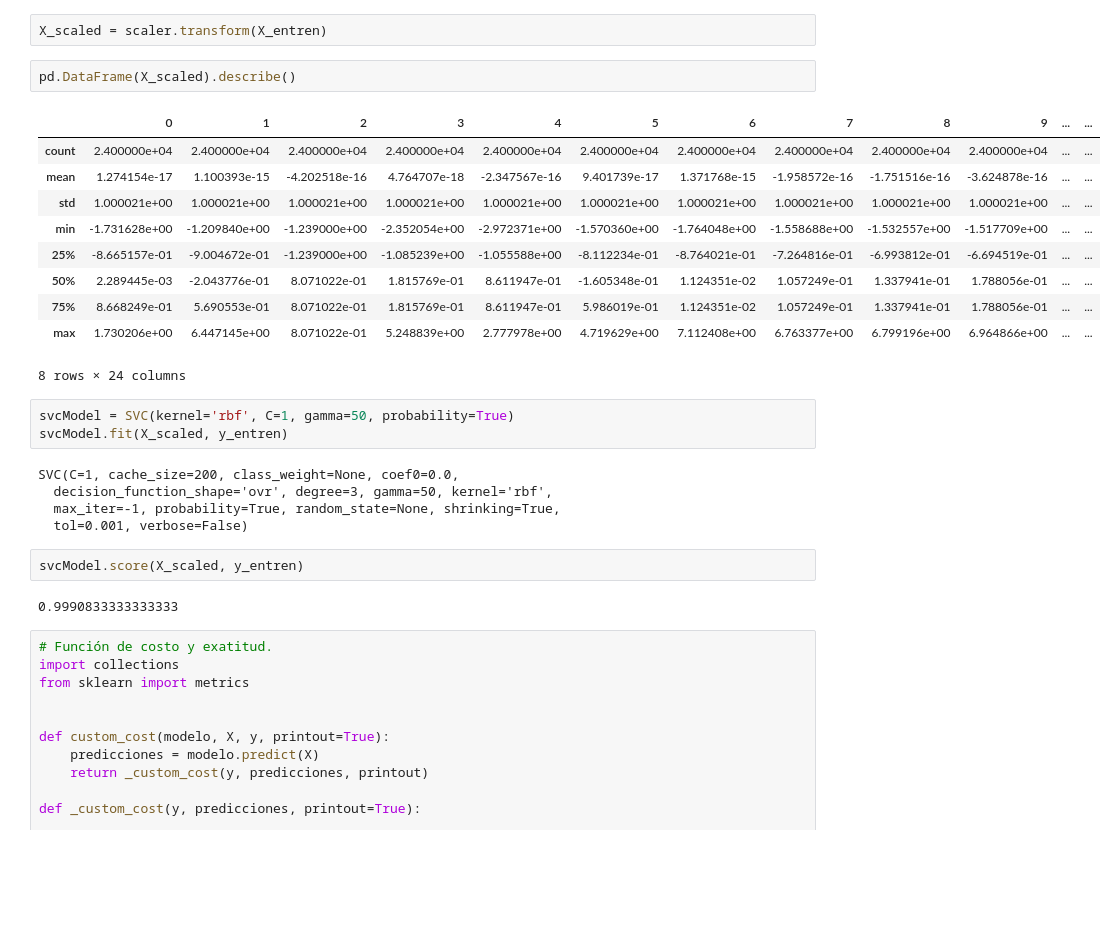
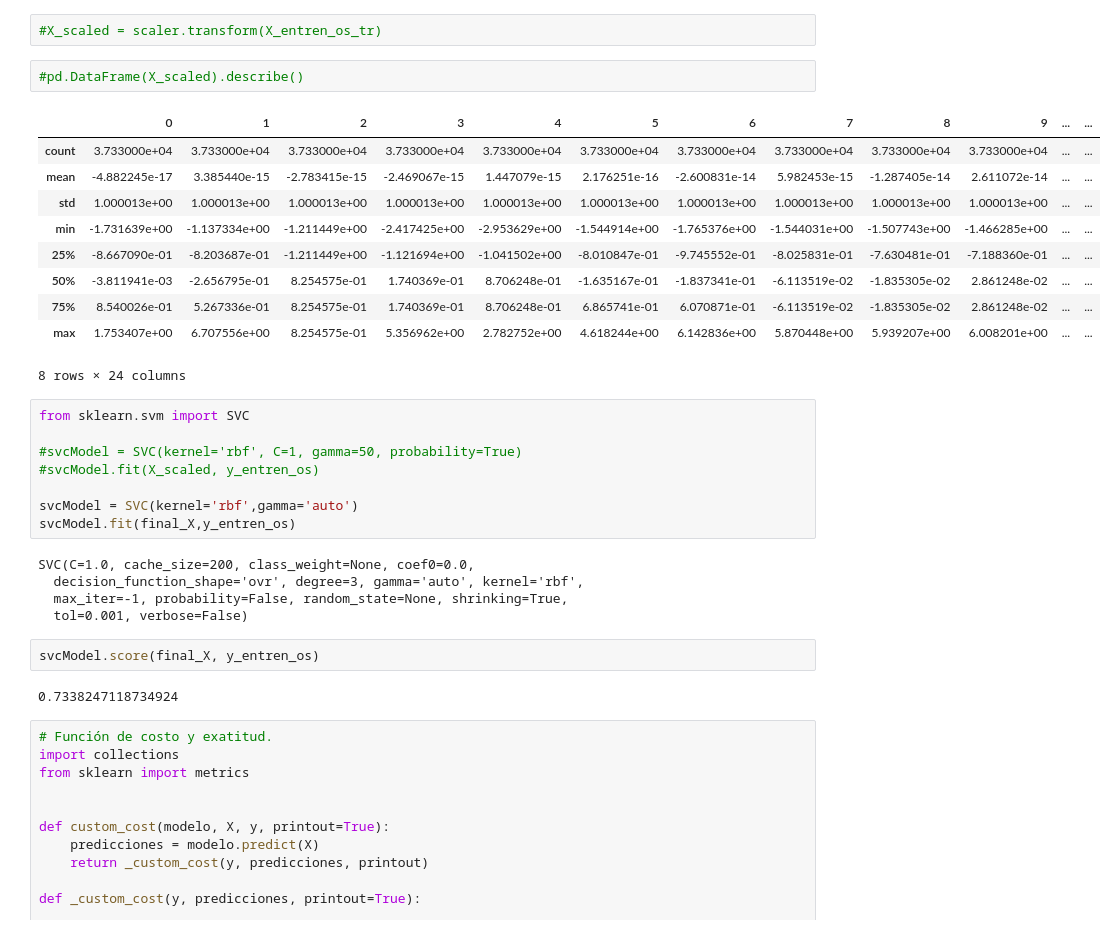
Before and after one commit to alainno/default-credit-card, a Jupyter notebook: svm.ipynb, the cells around one changed output. Cells and saved outputs as stored; diff of their text form; blank space fills up the shorter version.

```diff
--- a/svm.ipynb
+++ b/svm.ipynb
@@ -94,30 +176,35 @@ array([8.66563664e+03, 1.29293706e+05, 4.88734035e-01, 7.89380911e-01,
-# %%
-X_scaled = scaler.transform(X_entren)
+# %%
+#X_scaled = scaler.transform(X_entren_os_tr)
 # %%
-pd.DataFrame(X_scaled).describe()
+#pd.DataFrame(X_scaled).describe()
 # %% [output]
 |  | 0 | 1 | 2 | 3 | 4 | 5 | 6 | 7 | 8 | 9 | ... | ... |
-| count | 2.400000e+04 | 2.400000e+04 | 2.400000e+04 | 2.400000e+04 | 2.400000e+04 | 2.400000e+04 | 2.400000e+04 | 2.400000e+04 | 2.400000e+04 | 2.400000e+04 | ... | ... |
-| mean | 1.274154e-17 | 1.100393e-15 | -4.202518e-16 | 4.764707e-18 | -2.347567e-16 | 9.401739e-17 | 1.371768e-15 | -1.958572e-16 | -1.751516e-16 | -3.624878e-16 | ... | ... |
-| std | 1.000021e+00 | 1.000021e+00 | 1.000021e+00 | 1.000021e+00 | 1.000021e+00 | 1.000021e+00 | 1.000021e+00 | 1.000021e+00 | 1.000021e+00 | 1.000021e+00 | ... | ... |
-| min | -1.731628e+00 | -1.209840e+00 | -1.239000e+00 | -2.352054e+00 | -2.972371e+00 | -1.570360e+00 | -1.764048e+00 | -1.558688e+00 | -1.532557e+00 | -1.517709e+00 | ... | ... |
-| 25% | -8.665157e-01 | -9.004672e-01 | -1.239000e+00 | -1.085239e+00 | -1.055588e+00 | -8.112234e-01 | -8.764021e-01 | -7.264816e-01 | -6.993812e-01 | -6.694519e-01 | ... | ... |
-| 50% | 2.289445e-03 | -2.043776e-01 | 8.071022e-01 | 1.815769e-01 | 8.611947e-01 | -1.605348e-01 | 1.124351e-02 | 1.057249e-01 | 1.337941e-01 | 1.788056e-01 | ... | ... |
-| 75% | 8.668249e-01 | 5.690553e-01 | 8.071022e-01 | 1.815769e-01 | 8.611947e-01 | 5.986019e-01 | 1.124351e-02 | 1.057249e-01 | 1.337941e-01 | 1.788056e-01 | ... | ... |
-| max | 1.730206e+00 | 6.447145e+00 | 8.071022e-01 | 5.248839e+00 | 2.777978e+00 | 4.719629e+00 | 7.112408e+00 | 6.763377e+00 | 6.799196e+00 | 6.964866e+00 | ... | ... |
+| count | 3.733000e+04 | 3.733000e+04 | 3.733000e+04 | 3.733000e+04 | 3.733000e+04 | 3.733000e+04 | 3.733000e+04 | 3.733000e+04 | 3.733000e+04 | 3.733000e+04 | ... | ... |
+| mean | -4.882245e-17 | 3.385440e-15 | -2.783415e-15 | -2.469067e-15 | 1.447079e-15 | 2.176251e-16 | -2.600831e-14 | 5.982453e-15 | -1.287405e-14 | 2.611072e-14 | ... | ... |
+| std | 1.000013e+00 | 1.000013e+00 | 1.000013e+00 | 1.000013e+00 | 1.000013e+00 | 1.000013e+00 | 1.000013e+00 | 1.000013e+00 | 1.000013e+00 | 1.000013e+00 | ... | ... |
+| min | -1.731639e+00 | -1.137334e+00 | -1.211449e+00 | -2.417425e+00 | -2.953629e+00 | -1.544914e+00 | -1.765376e+00 | -1.544031e+00 | -1.507743e+00 | -1.466285e+00 | ... | ... |
+| 25% | -8.667090e-01 | -8.203687e-01 | -1.211449e+00 | -1.121694e+00 | -1.041502e+00 | -8.010847e-01 | -9.745552e-01 | -8.025831e-01 | -7.630481e-01 | -7.188360e-01 | ... | ... |
+| 50% | -3.811941e-03 | -2.656795e-01 | 8.254575e-01 | 1.740369e-01 | 8.706248e-01 | -1.635167e-01 | -1.837341e-01 | -6.113519e-02 | -1.835305e-02 | 2.861248e-02 | ... | ... |
+| 75% | 8.540026e-01 | 5.267336e-01 | 8.254575e-01 | 1.740369e-01 | 8.706248e-01 | 6.865741e-01 | 6.070871e-01 | -6.113519e-02 | -1.835305e-02 | 2.861248e-02 | ... | ... |
+| max | 1.753407e+00 | 6.707556e+00 | 8.254575e-01 | 5.356962e+00 | 2.782752e+00 | 4.618244e+00 | 6.142836e+00 | 5.870448e+00 | 5.939207e+00 | 6.008201e+00 | ... | ... |
 8 rows × 24 columns
 # %%
-svcModel = SVC(kernel='rbf', C=1, gamma=50, probability=True)
-svcModel.fit(X_scaled, y_entren)
+from sklearn.svm import SVC
+
+#svcModel = SVC(kernel='rbf', C=1, gamma=50, probability=True)
+#svcModel.fit(X_scaled, y_entren_os)
+
+svcModel = SVC(kernel='rbf',gamma='auto')
+svcModel.fit(final_X,y_entren_os)
 # %% [output]
-SVC(C=1, cache_size=200, class_weight=None, coef0=0.0,
-  decision_function_shape='ovr', degree=3, gamma=50, kernel='rbf',
-  max_iter=-1, probability=True, random_state=None, shrinking=True,
+SVC(C=1.0, cache_size=200, class_weight=None, coef0=0.0,
+  decision_function_shape='ovr', degree=3, gamma='auto', kernel='rbf',
+  max_iter=-1, probability=False, random_state=None, shrinking=True,
   tol=0.001, verbose=False)
 # %%
-svcModel.score(X_scaled, y_entren)
+svcModel.score(final_X, y_entren_os)
 # %% [output]
-0.9990833333333333
+0.7338247118734924
 # %%
 # Función de costo y exatitud.
 import collections
```
Also changed, not shown: parts of 11 cells of this notebook, 4 other files.
